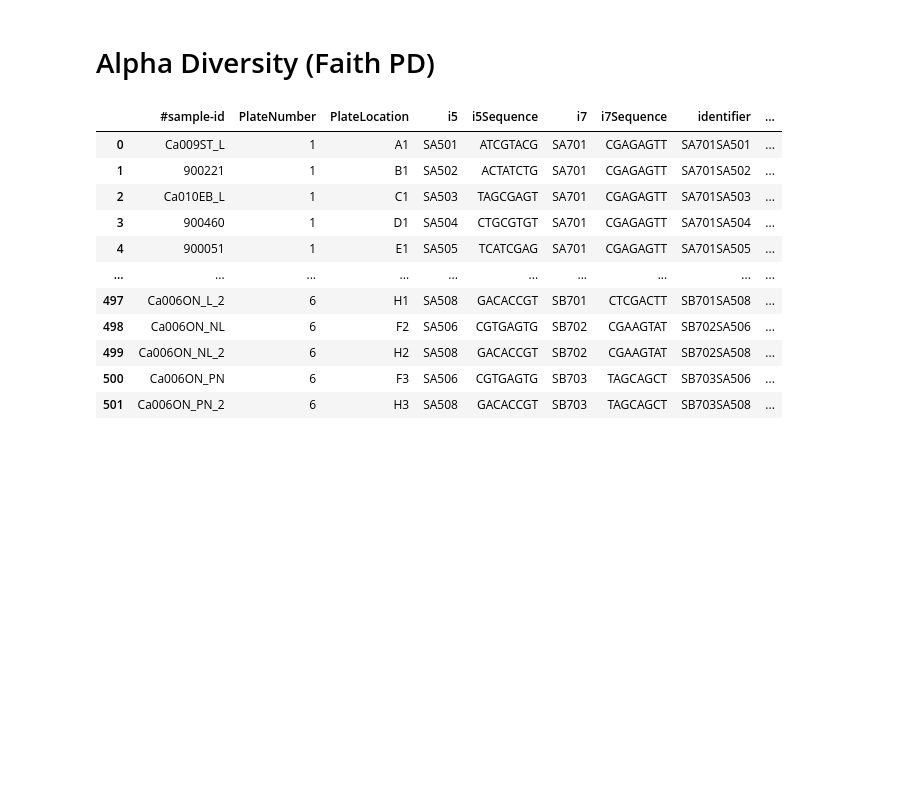
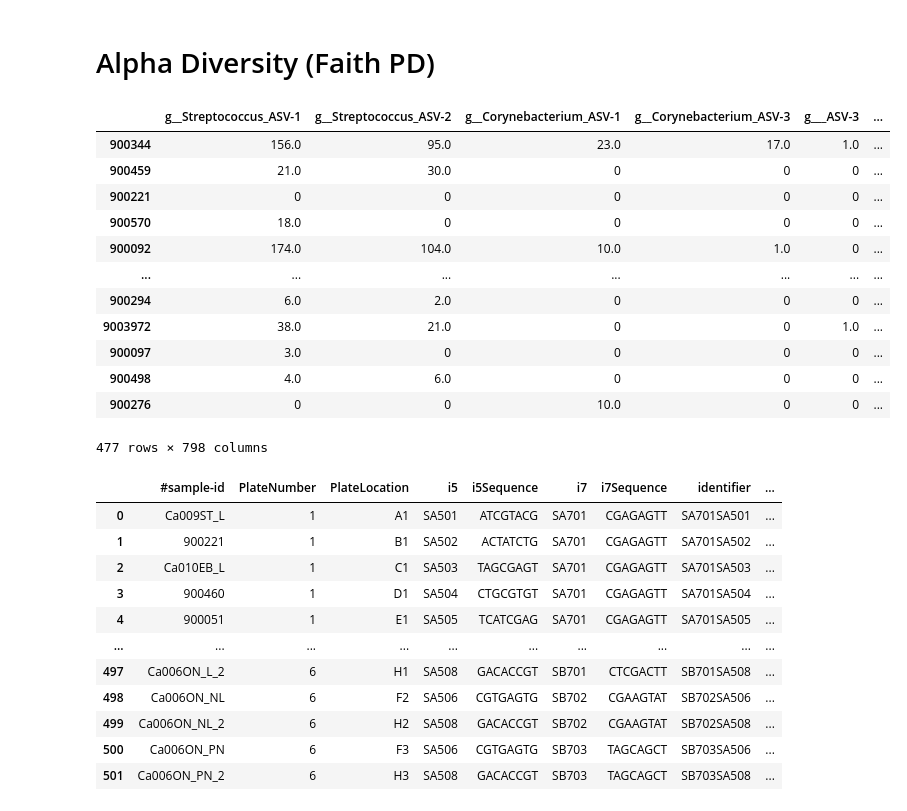
Before and after one commit to yangchen2/16S_AD_South-Africa, a Jupyter notebook: Notebooks/Fig_2B.ipynb, the cells around one changed output. Cells and saved outputs as stored; diff of their text form; code cells hidden in the pictures; blank space fills up the shorter version.

```diff
--- a/Notebooks/Fig_2B.ipynb
+++ b/Notebooks/Fig_2B.ipynb
@@ -21,3 +22,24 @@ import statsmodels.api as sm
+# %%
+# Read in table at collapsed genera level
+biom_path = f'../Data/Tables/Absolute_Abundance_Tables/209766_filtered_by_prevalence_1pct_rare_filtered_Genus-ASV-non-collapse.biom'
+
+biom_tbl = load_table(biom_path)
+df = pd.DataFrame(biom_tbl.to_dataframe().T)
+df
+# %% [output]
+|  | g__Streptococcus_ASV-1 | g__Streptococcus_ASV-2 | g__Corynebacterium_ASV-1 | g__Corynebacterium_ASV-3 | g___ASV-3 | ... |
+| 900344 | 156.0 | 95.0 | 23.0 | 17.0 | 1.0 | ... |
+| 900459 | 21.0 | 30.0 | 0 | 0 | 0 | ... |
+| 900221 | 0 | 0 | 0 | 0 | 0 | ... |
+| 900570 | 18.0 | 0 | 0 | 0 | 0 | ... |
+| 900092 | 174.0 | 104.0 | 10.0 | 1.0 | 0 | ... |
+| ... | ... | ... | ... | ... | ... | ... |
+| 900294 | 6.0 | 2.0 | 0 | 0 | 0 | ... |
+| 9003972 | 38.0 | 21.0 | 0 | 0 | 1.0 | ... |
+| 900097 | 3.0 | 0 | 0 | 0 | 0 | ... |
+| 900498 | 4.0 | 6.0 | 0 | 0 | 0 | ... |
+| 900276 | 0 | 0 | 10.0 | 0 | 0 | ... |
+477 rows × 798 columns
 # %%
 # Load the metadata
 metadata_path = '../Data/Metadata/updated_clean_ant_skin_metadata.tab'
```
Also changed, not shown: parts of 3 cells of this notebook, 19 other files.
